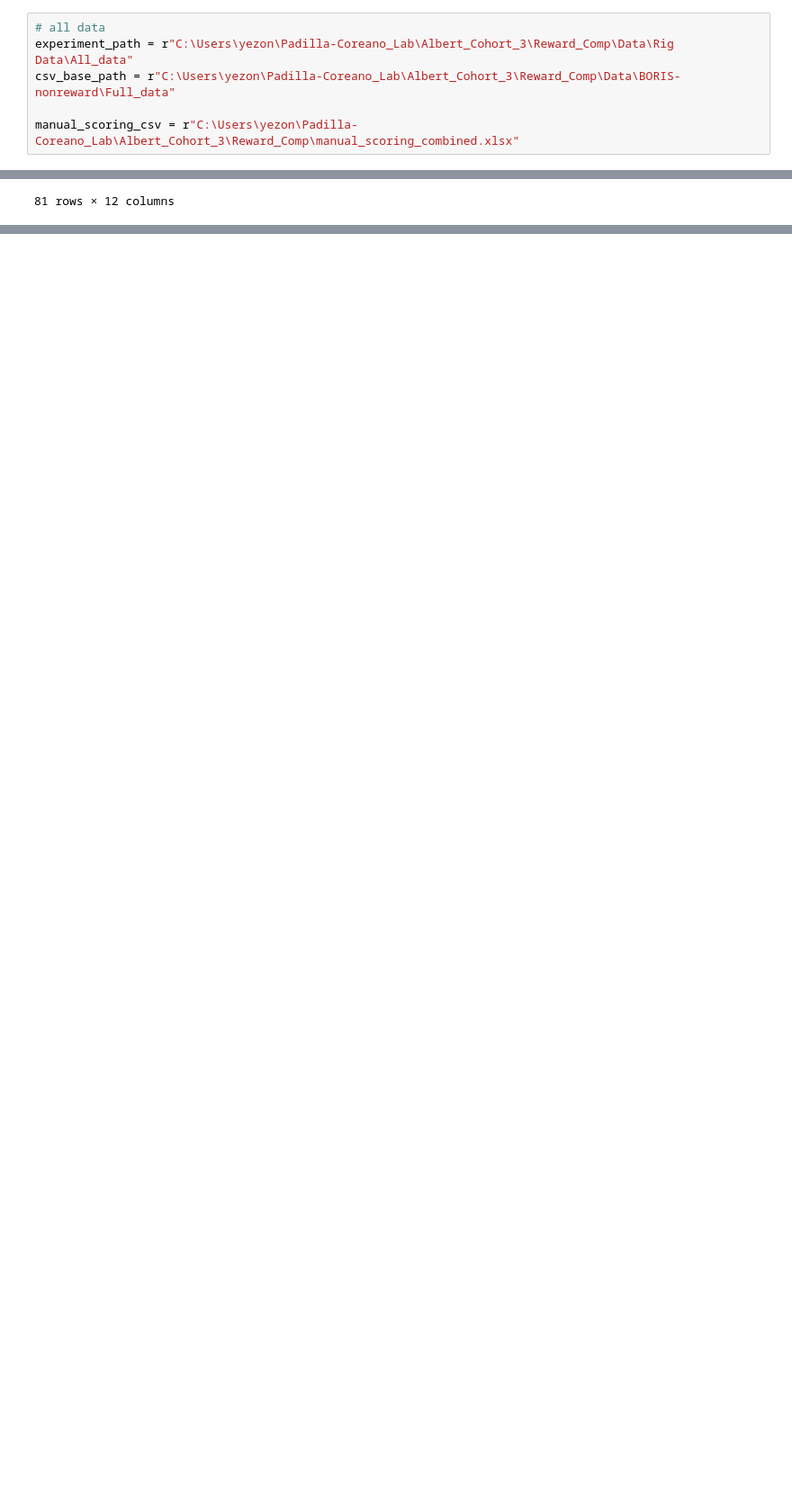
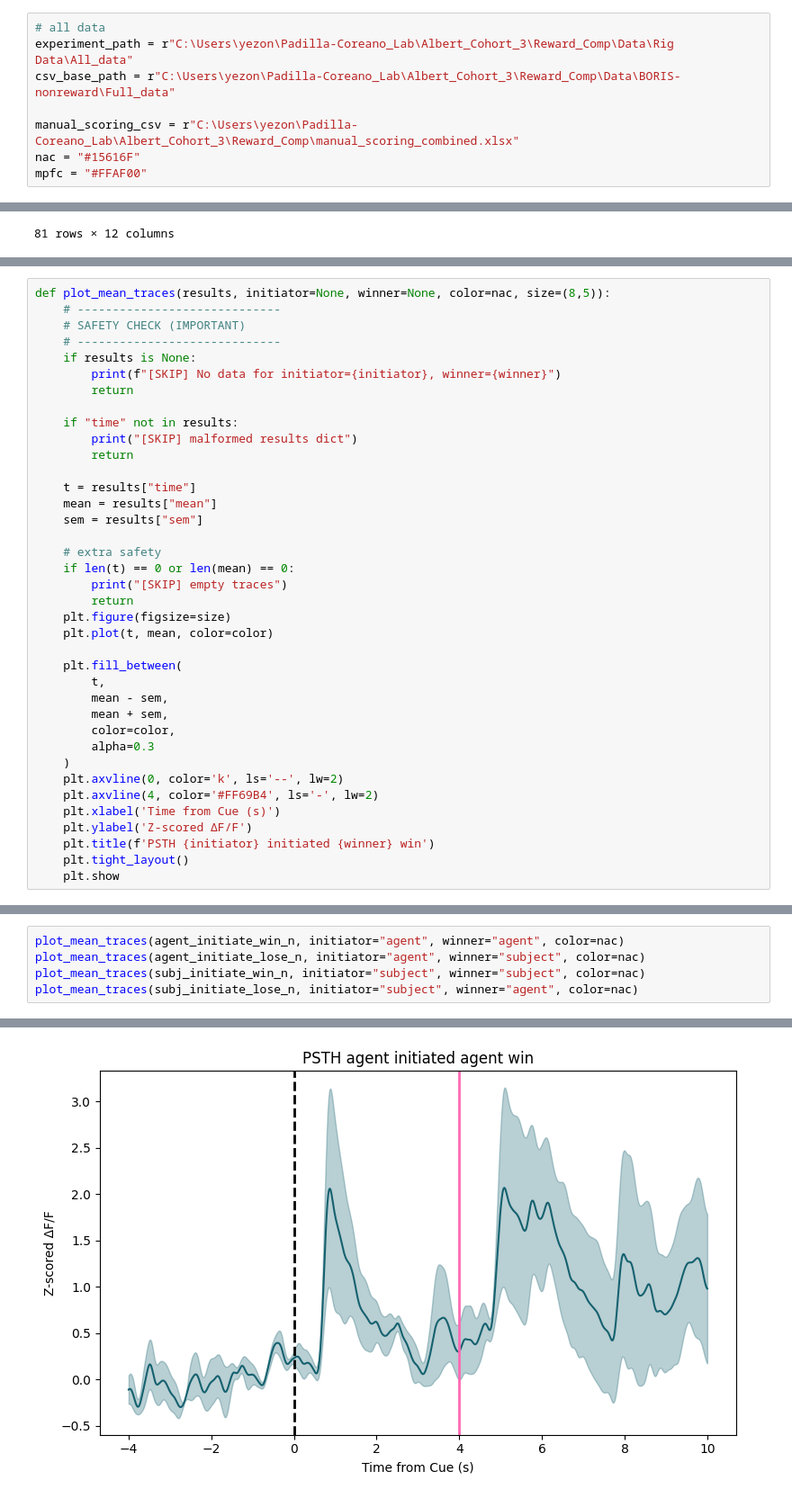
Before and after one commit to AlbertLeei/Fiber_Photometry_revisions, a Jupyter notebook: Reward_Training_Competition/Competition_with_no_reward/competition_tone_aligned.ipynb, the cells around one changed output, grey strips where cells are left out. Shown at 90% size. Drawn from its saved outputs; the diff is of its cells as text; blank space fills up the shorter version.

```diff
--- a/Reward_Training_Competition/Competition_with_no_reward/competition_tone_aligned.ipynb
+++ b/Reward_Training_Competition/Competition_with_no_reward/competition_tone_aligned.ipynb
@@ -22,3 +22,5 @@ experiment_path = r"C:\Users\yezon\Padilla-Coreano_Lab\Albert_Cohort_3\Reward_Co
 csv_base_path = r"C:\Users\yezon\Padilla-Coreano_Lab\Albert_Cohort_3\Reward_Comp\Data\BORIS-nonreward\Full_data"
 
 manual_scoring_csv = r"C:\Users\yezon\Padilla-Coreano_Lab\Albert_Cohort_3\Reward_Comp\manual_scoring_combined.xlsx"
+nac = "#15616F"
+mpfc = "#FFAF00"
@@ -184,0 +247,38 @@ False
+# %%
+def plot_mean_traces(results, initiator=None, winner=None, color=nac, size=(8,5)):
+    # -----------------------------
+    # SAFETY CHECK (IMPORTANT)
+    # -----------------------------
+    if results is None:
+        print(f"[SKIP] No data for initiator={initiator}, winner={winner}")
+        return
+
+    if "time" not in results:
+        print("[SKIP] malformed results dict")
+        return
+
+    t = results["time"]
+    mean = results["mean"]
+    sem = results["sem"]
+
+    # extra safety
+    if len(t) == 0 or len(mean) == 0:
+        print("[SKIP] empty traces")
+        return
+    plt.figure(figsize=size)
+    plt.plot(t, mean, color=color)
+
+    plt.fill_between(
+        t,
+        mean - sem,
+        mean + sem,
+        color=color,
+        alpha=0.3
+    )
+    plt.axvline(0, color='k', ls='--', lw=2)
+    plt.axvline(4, color='#FF69B4', ls='-', lw=2)
+    plt.xlabel('Time from Cue (s)')
+    plt.ylabel('Z-scored ΔF/F')
+    plt.title(f'PSTH {initiator} initiated {winner} win')
+    plt.tight_layout()
+    plt.show
@@ -184,0 +329,6 @@ False
+# %%
+plot_mean_traces(agent_initiate_win_n, initiator="agent", winner="agent", color=nac)
+plot_mean_traces(agent_initiate_lose_n, initiator="agent", winner="subject", color=nac)
+plot_mean_traces(subj_initiate_win_n, initiator="subject", winner="subject", color=nac)
+plot_mean_traces(subj_initiate_lose_n, initiator="subject", winner="agent", color=nac)
+# %% [output]
@@ -184,0 +336 @@ False
+[figure, added]
```
Also changed, not shown: parts of 13 cells of this notebook, 1 other file.
